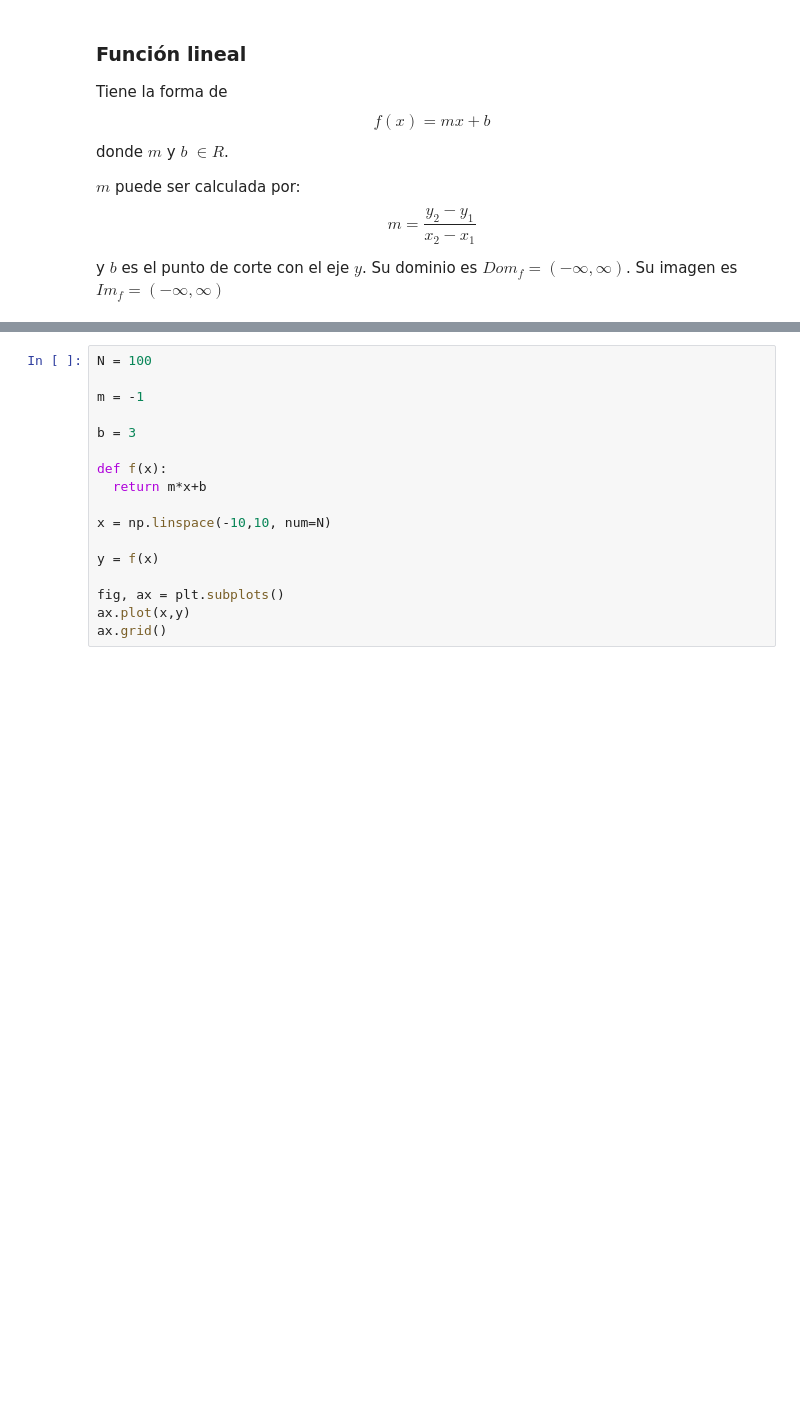
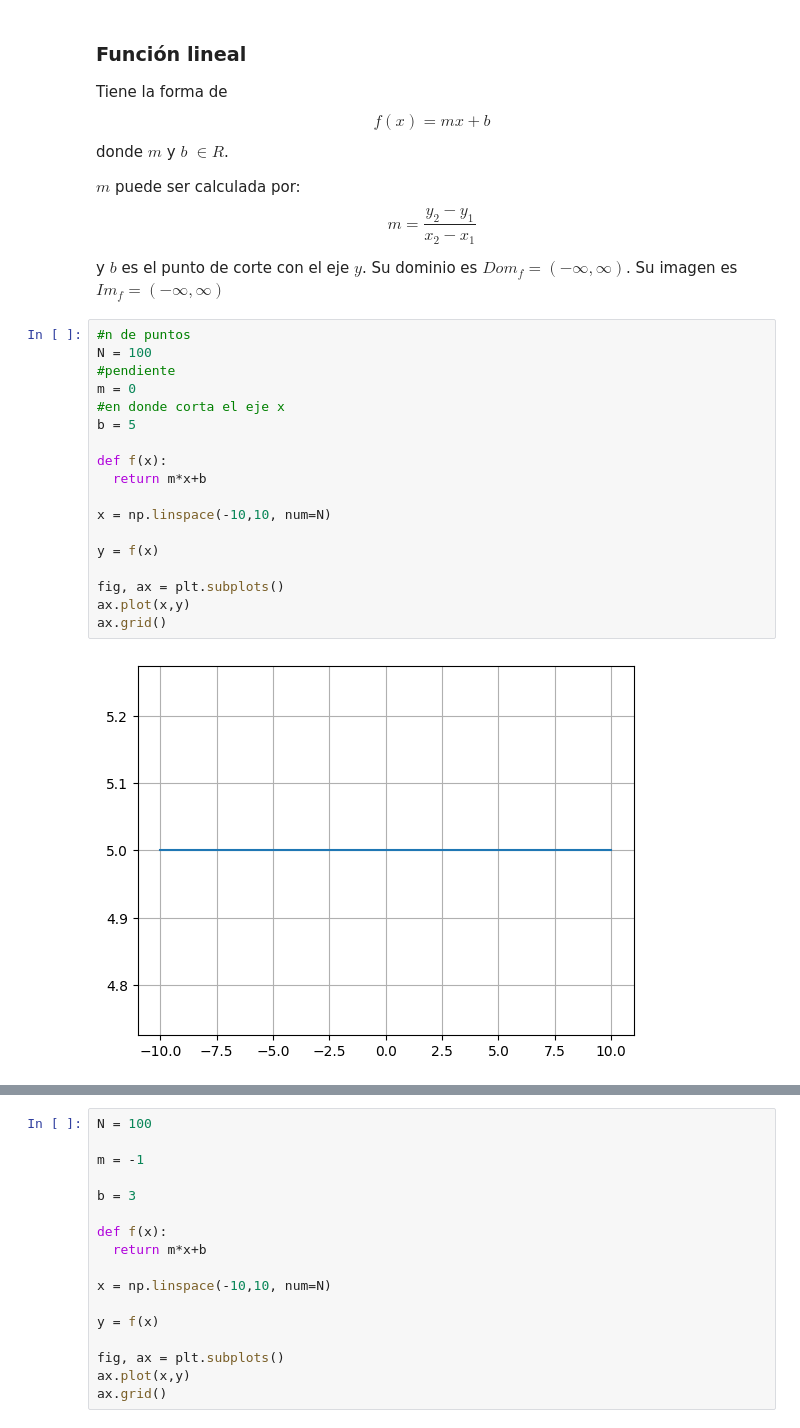
Before and after one commit to LivingPythonIA/LivingPythonIA.github.io, a Jupyter notebook: Programando_funciones.ipynb, the cells around one changed output, grey strips where cells are left out. Saved outputs shown, nothing was run; the diff lists cells and outputs as text; blank space fills up the shorter version.

```diff
--- a/Programando_funciones.ipynb
+++ b/Programando_funciones.ipynb
@@ -15,3 +15,23 @@ Tiene la forma de $$f(x)=mx + b$$ donde $m$ y $b$  $\in R$.
 $m$ puede ser calculada por: $$m=\frac{y_{2}-y_{1}}{x_{2}-x_{1}}$$
 
 y $b$ es el punto de corte con el eje $y$. Su dominio es $Dom_{f} = (-\infty, \infty)$. Su imagen es $Im_{f} = (-\infty, \infty)$
+# %%
+#n de puntos
+N = 100
+#pendiente
+m = 0
+#en donde corta el eje x
+b = 5
+
+def f(x):
+  return m*x+b
+
+x = np.linspace(-10,10, num=N)
+
+y = f(x)
+
+fig, ax = plt.subplots()
+ax.plot(x,y)
+ax.grid()
+# %% [output]
+[figure, added]
```
Also changed, not shown: parts of 4 cells of this notebook.
